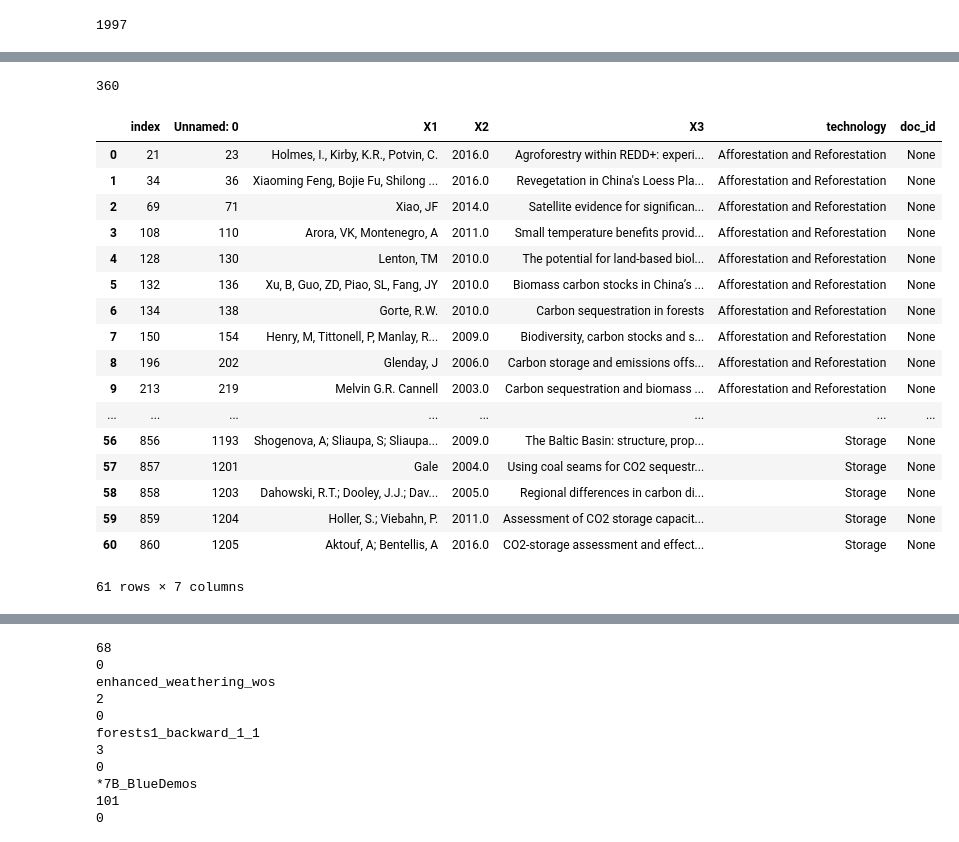
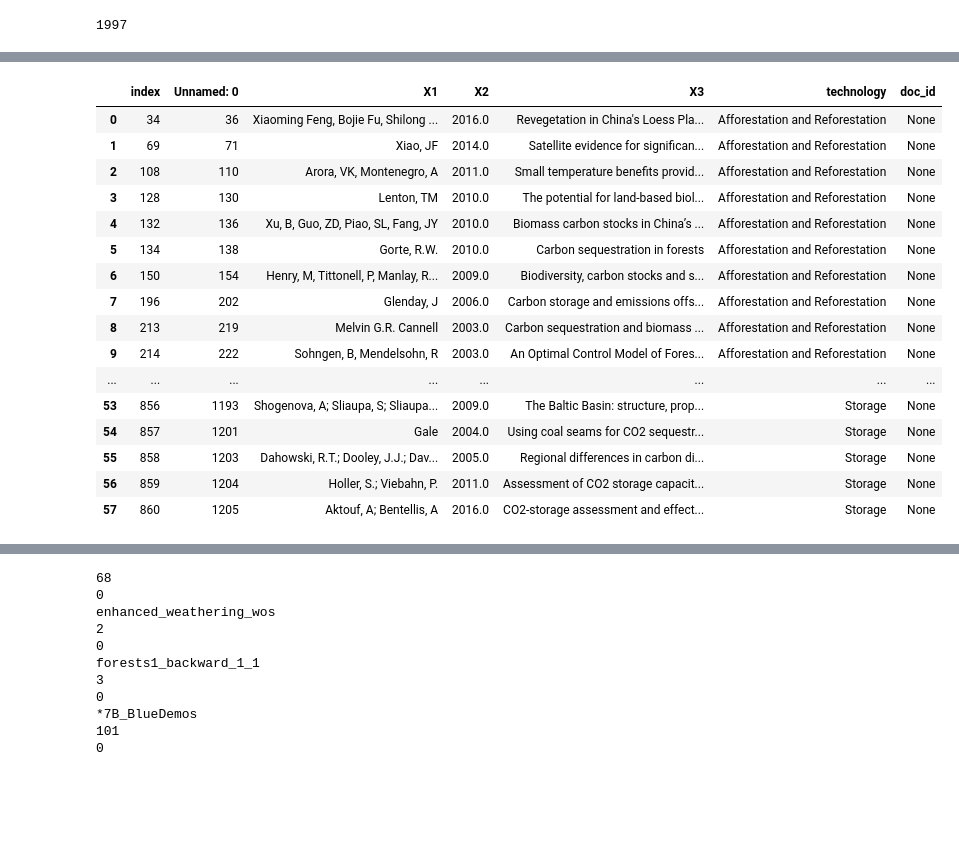
Before and after one commit to mcc-apsis/NETs-review, a Jupyter notebook: query-mgmt/literature_reviewed.ipynb, the cells around one changed output, grey strips where cells are left out. Saved outputs shown, nothing was run; the diff lists cells and outputs as text; code cells hidden in the pictures; blank space fills up the shorter version.

```diff
--- a/query-mgmt/literature_reviewed.ipynb
+++ b/query-mgmt/literature_reviewed.ipynb
@@ -135,18 +140,28 @@ def find_paper(x):
                 doc = "None"
                 multmatches+=1
             else:
-                ti = re.findall('[A-Z]{1}\.{1}[^;]([^\.]{5,})',x['X3'])
-                if len(ti) > 0:
-                    ti = ti[0]
-                else:
-                    ti = "zwasdfölkjag"
-                docs = pdocs.filter(title__icontains=ti)
+                docs = pdocs.filter(docauthinst__AU__icontains=au,docauthinst__position__in=[1,0],PY=x['X2']).distinct()
                 if docs.count()==1:
                     doc = docs.first()
                     found+=1
                 else:
-                    doc = "None"
-                    unfound+=1
+                    ti = re.findall('[A-Z]{1}\.{1}[^;]([^\.]{5,})',x['X3'])
+                    if len(ti) > 0:
+                        ti = ti[0]
+                    else:
+                        ti = "zwasdfölkjag"
+                    docs = pdocs.filter(title__icontains=ti)
+                    if docs.count()==1:
+                        doc = docs.first()
+                        found+=1
+                    else:
+                        doc = "None"
+                        unfound+=1
+
+    try:
+        doc = doc.UT
+    except:
+        doc = doc
 
     return doc
 
@@ -169,41 +184,42 @@ found 800
 | 2 | 4 | Köhler et al. | 2010.0 | Geoengineering potential of artif... | Enhanced weathering (terrestrial ... | WOS:000284529000019 |
 | 3 | 5 | Taylor et al. | 2016.0 | Enhanced weathering strategies fo... | Enhanced weathering (terrestrial ... | WOS:000373060000019 |
 | 4 | 6 | Hangx & Spiers | 2009.0 | Coastal spreading of olivine to c... | Enhanced weathering (terrestrial ... | WOS:000272373000010 |
-# %%
-found
-# %% [output]
-360
 # %%
 spapers[spapers['doc_id'] == "None"].reset_index()['X3']
 
 
 notfound = spapers[spapers['doc_id'] == "None"].reset_index()
 
-notfou
+foundpapers = spapers[spapers['doc_id'] != "None"].reset_index()
+
+notfound
+
+
+
+#notfound.to_excel('../tables/spreadsheet_not_found.xlsx')
 
 
 #spapers[spapers['doc_id'] == "None"].groupby('technology').count()
 
 # Go through docs, mark include1 if in allreldocs, mark include2 if in list generated in R
 
 
 #spapers[spapers['doc_id'] == "None"].reset_index()['X3'][18]
 # %% [output]
 |  | index | Unnamed: 0 | X1 | X2 | X3 | technology | doc_id |
-| 0 | 21 | 23 | Holmes, I., Kirby, K.R., Potvin, C. | 2016.0 | Agroforestry within REDD+: experi... | Afforestation and Reforestation | None |
-| 1 | 34 | 36 | Xiaoming Feng, Bojie Fu, Shilong ... | 2016.0 | Revegetation in China's Loess Pla... | Afforestation and Reforestation | None |
-| 2 | 69 | 71 | Xiao, JF | 2014.0 | Satellite evidence for significan... | Afforestation and Reforestation | None |
-| 3 | 108 | 110 | Arora, VK, Montenegro, A | 2011.0 | Small temperature benefits provid... | Afforestation and Reforestation | None |
-| 4 | 128 | 130 | Lenton, TM | 2010.0 | The potential for land-based biol... | Afforestation and Reforestation | None |
-| 5 | 132 | 136 | Xu, B, Guo, ZD, Piao, SL, Fang, JY | 2010.0 | Biomass carbon stocks in China’s ... | Afforestation and Reforestation | None |
-| 6 | 134 | 138 | Gorte, R.W. | 2010.0 | Carbon sequestration in forests | Afforestation and Reforestation | None |
-| 7 | 150 | 154 | Henry, M, Tittonell, P, Manlay, R... | 2009.0 | Biodiversity, carbon stocks and s... | Afforestation and Reforestation | None |
-| 8 | 196 | 202 | Glenday, J | 2006.0 | Carbon storage and emissions offs... | Afforestation and Reforestation | None |
-| 9 | 213 | 219 | Melvin G.R. Cannell | 2003.0 | Carbon sequestration and biomass ... | Afforestation and Reforestation | None |
+| 0 | 34 | 36 | Xiaoming Feng, Bojie Fu, Shilong ... | 2016.0 | Revegetation in China's Loess Pla... | Afforestation and Reforestation | None |
+| 1 | 69 | 71 | Xiao, JF | 2014.0 | Satellite evidence for significan... | Afforestation and Reforestation | None |
+| 2 | 108 | 110 | Arora, VK, Montenegro, A | 2011.0 | Small temperature benefits provid... | Afforestation and Reforestation | None |
+| 3 | 128 | 130 | Lenton, TM | 2010.0 | The potential for land-based biol... | Afforestation and Reforestation | None |
+| 4 | 132 | 136 | Xu, B, Guo, ZD, Piao, SL, Fang, JY | 2010.0 | Biomass carbon stocks in China’s ... | Afforestation and Reforestation | None |
+| 5 | 134 | 138 | Gorte, R.W. | 2010.0 | Carbon sequestration in forests | Afforestation and Reforestation | None |
+| 6 | 150 | 154 | Henry, M, Tittonell, P, Manlay, R... | 2009.0 | Biodiversity, carbon stocks and s... | Afforestation and Reforestation | None |
+| 7 | 196 | 202 | Glenday, J | 2006.0 | Carbon storage and emissions offs... | Afforestation and Reforestation | None |
+| 8 | 213 | 219 | Melvin G.R. Cannell | 2003.0 | Carbon sequestration and biomass ... | Afforestation and Reforestation | None |
+| 9 | 214 | 222 | Sohngen, B, Mendelsohn, R | 2003.0 | An Optimal Control Model of Fores... | Afforestation and Reforestation | None |
 | ... | ... | ... | ... | ... | ... | ... | ... |
-| 56 | 856 | 1193 | Shogenova, A; Sliaupa, S; Sliaupa... | 2009.0 | The Baltic Basin: structure, prop... | Storage | None |
-| 57 | 857 | 1201 | Gale | 2004.0 | Using coal seams for CO2 sequestr... | Storage | None |
-| 58 | 858 | 1203 | Dahowski, R.T.; Dooley, J.J.; Dav... | 2005.0 | Regional differences in carbon di... | Storage | None |
-| 59 | 859 | 1204 | Holler, S.; Viebahn, P. | 2011.0 | Assessment of CO2 storage capacit... | Storage | None |
-| 60 | 860 | 1205 | Aktouf, A; Bentellis, A | 2016.0 | CO2-storage assessment and effect... | Storage | None |
+| 53 | 856 | 1193 | Shogenova, A; Sliaupa, S; Sliaupa... | 2009.0 | The Baltic Basin: structure, prop... | Storage | None |
+| 54 | 857 | 1201 | Gale | 2004.0 | Using coal seams for CO2 sequestr... | Storage | None |
+| 55 | 858 | 1203 | Dahowski, R.T.; Dooley, J.J.; Dav... | 2005.0 | Regional differences in carbon di... | Storage | None |
+| 56 | 859 | 1204 | Holler, S.; Viebahn, P. | 2011.0 | Assessment of CO2 storage capacit... | Storage | None |
+| 57 | 860 | 1205 | Aktouf, A; Bentellis, A | 2016.0 | CO2-storage assessment and effect... | Storage | None |
-61 rows × 7 columns
```
Also changed, not shown: parts of 7 cells of this notebook, 2 other files.
